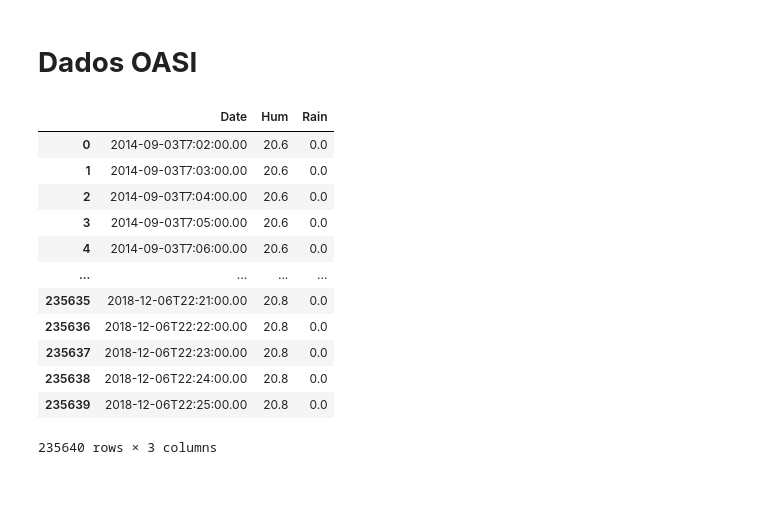
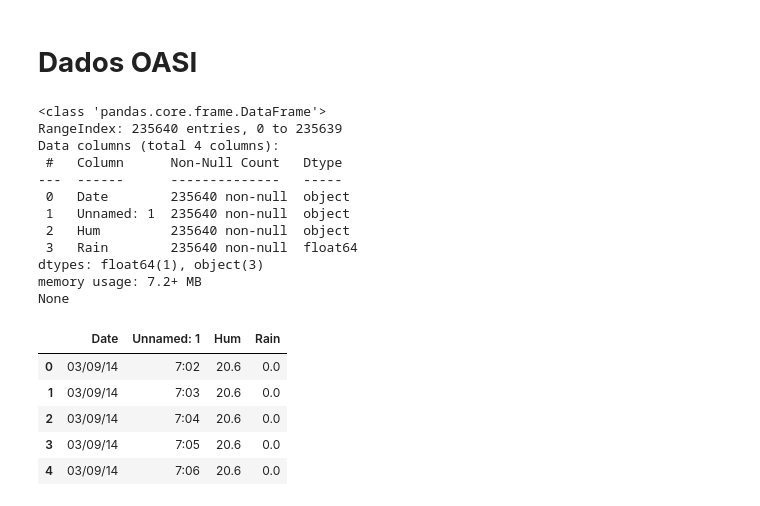
Before and after one commit to taticorrea/OASI, a Jupyter notebook: dados_meteorologicos_OASI.ipynb, the cells around one changed output. Saved outputs shown, nothing was run; the diff lists cells and outputs as text; code cells hidden in the pictures.

```diff
--- a/dados_meteorologicos_OASI.ipynb
+++ b/dados_meteorologicos_OASI.ipynb
@@ -493,28 +329,26 @@ plt.show()
 # **Dados OASI**
 # %%
 #importando dados
-df_OASI = pd.read_csv('/content/Data_Todo.txt',delimiter = '\t', skiprows = 1, usecols = ['Date','Unnamed: 1','Time','Hum','Rain'])
-
-# arrumando especificidades do arquivo
-df_OASI['Time'] = df_OASI['Unnamed: 1']
-df_OASI['Date'] = pd.to_datetime(df_OASI['Date'], format = '%d/%m/%y').astype(str) + 'T' + df_OASI['Time'] + ':00.00'
-del df_OASI['Unnamed: 1']
-del df_OASI['Time']
-
-#df_OASI = df_OASI.sort_values(by = 'Date')
-
-df_OASI
+df_OASI = pd.read_csv('Data_Todo.txt',delimiter = '\t', skiprows = 1,
+                      usecols = ['Date','Unnamed: 1','Hum','Rain'])
+print(df_OASI.info())
+df_OASI.head()
 # %% [output]
+<class 'pandas.core.frame.DataFrame'>
+RangeIndex: 235640 entries, 0 to 235639
+Data columns (total 4 columns):
+ #   Column      Non-Null Count   Dtype
+---  ------      --------------   -----
+ 0   Date        235640 non-null  object
+ 1   Unnamed: 1  235640 non-null  object
+ 2   Hum         235640 non-null  object
+ 3   Rain        235640 non-null  float64
+dtypes: float64(1), object(3)
+memory usage: 7.2+ MB
+None
-|  | Date | Hum | Rain |
-| 0 | 2014-09-03T7:02:00.00 | 20.6 | 0.0 |
-| 1 | 2014-09-03T7:03:00.00 | 20.6 | 0.0 |
-| 2 | 2014-09-03T7:04:00.00 | 20.6 | 0.0 |
-| 3 | 2014-09-03T7:05:00.00 | 20.6 | 0.0 |
-| 4 | 2014-09-03T7:06:00.00 | 20.6 | 0.0 |
-| ... | ... | ... | ... |
-| 235635 | 2018-12-06T22:21:00.00 | 20.8 | 0.0 |
-| 235636 | 2018-12-06T22:22:00.00 | 20.8 | 0.0 |
-| 235637 | 2018-12-06T22:23:00.00 | 20.8 | 0.0 |
-| 235638 | 2018-12-06T22:24:00.00 | 20.8 | 0.0 |
-| 235639 | 2018-12-06T22:25:00.00 | 20.8 | 0.0 |
+|  | Date | Unnamed: 1 | Hum | Rain |
+| 0 | 03/09/14 | 7:02 | 20.6 | 0.0 |
+| 1 | 03/09/14 | 7:03 | 20.6 | 0.0 |
+| 2 | 03/09/14 | 7:04 | 20.6 | 0.0 |
+| 3 | 03/09/14 | 7:05 | 20.6 | 0.0 |
+| 4 | 03/09/14 | 7:06 | 20.6 | 0.0 |
-235640 rows × 3 columns
```
Also changed, not shown: parts of 176 cells of this notebook.
